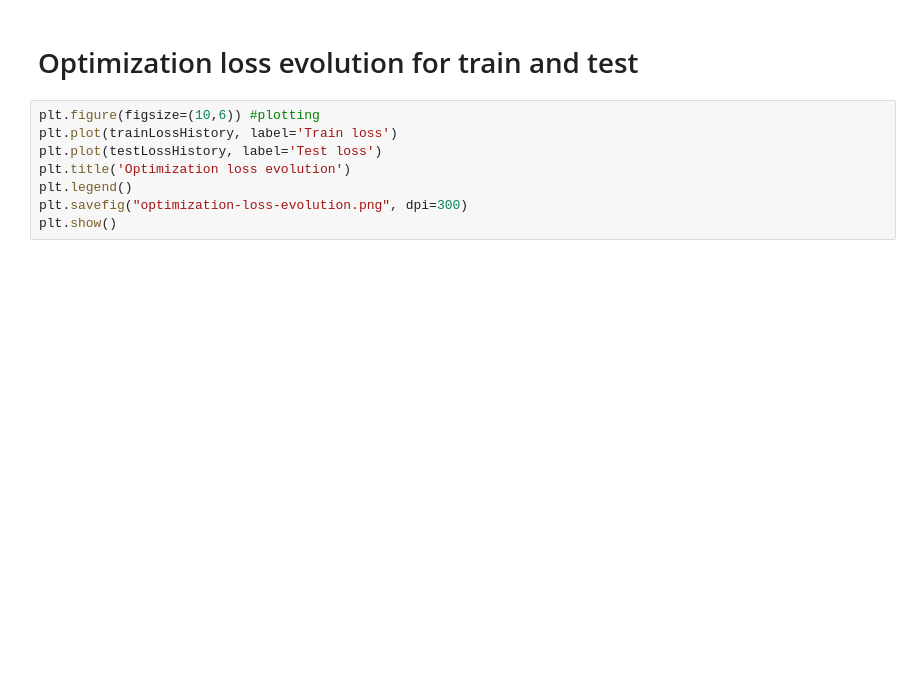
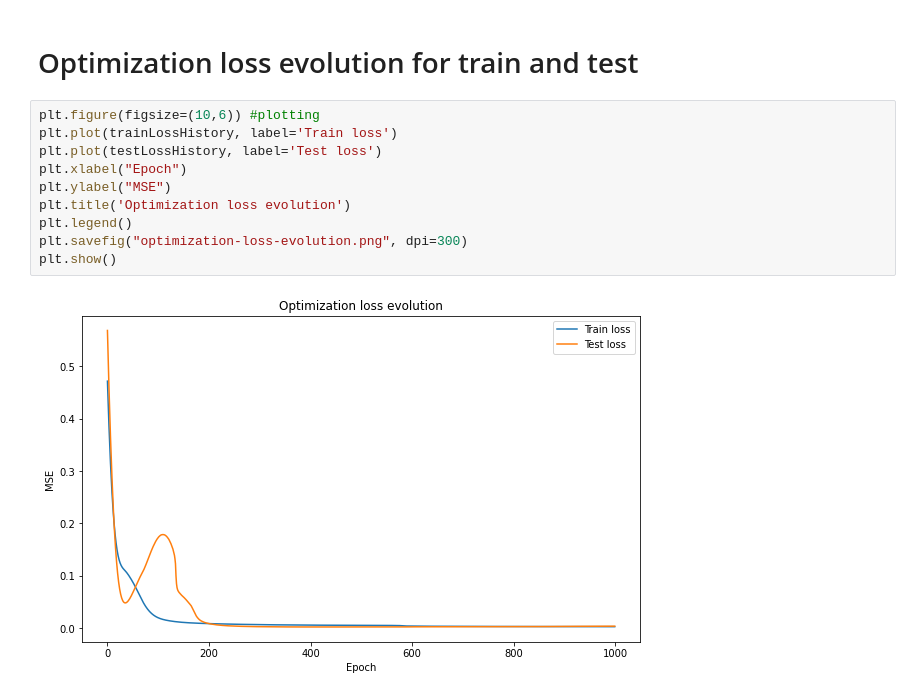
Before and after one commit to ZarthaxX/aa-tp-crypto, a Jupyter notebook: LSTM_CharlieONeill.ipynb, the cells around one changed output. Drawn from its saved outputs; the diff is of its cells as text; blank space fills up the shorter version.

```diff
--- a/LSTM_CharlieONeill.ipynb
+++ b/LSTM_CharlieONeill.ipynb
@@ -227,11 +240,15 @@ SyntaxError: f-string: closing parenthesis '}' does not match opening parenthesi
 # %%
 plt.figure(figsize=(10,6)) #plotting
 plt.plot(trainLossHistory, label='Train loss')
 plt.plot(testLossHistory, label='Test loss')
+plt.xlabel("Epoch")
+plt.ylabel("MSE")
 plt.title('Optimization loss evolution')
 plt.legend()
 plt.savefig("optimization-loss-evolution.png", dpi=300)
 plt.show()
+# %% [output]
+[figure, added]
 # %%
 df_X_ss = ss.transform(df.drop(columns=['Close'])) # old transformers
 df_y_mm = mm.transform(df.Close.values.reshape(-1, 1)) # old transformers
```
Also changed, not shown: parts of 14 cells of this notebook, 1 other file.
